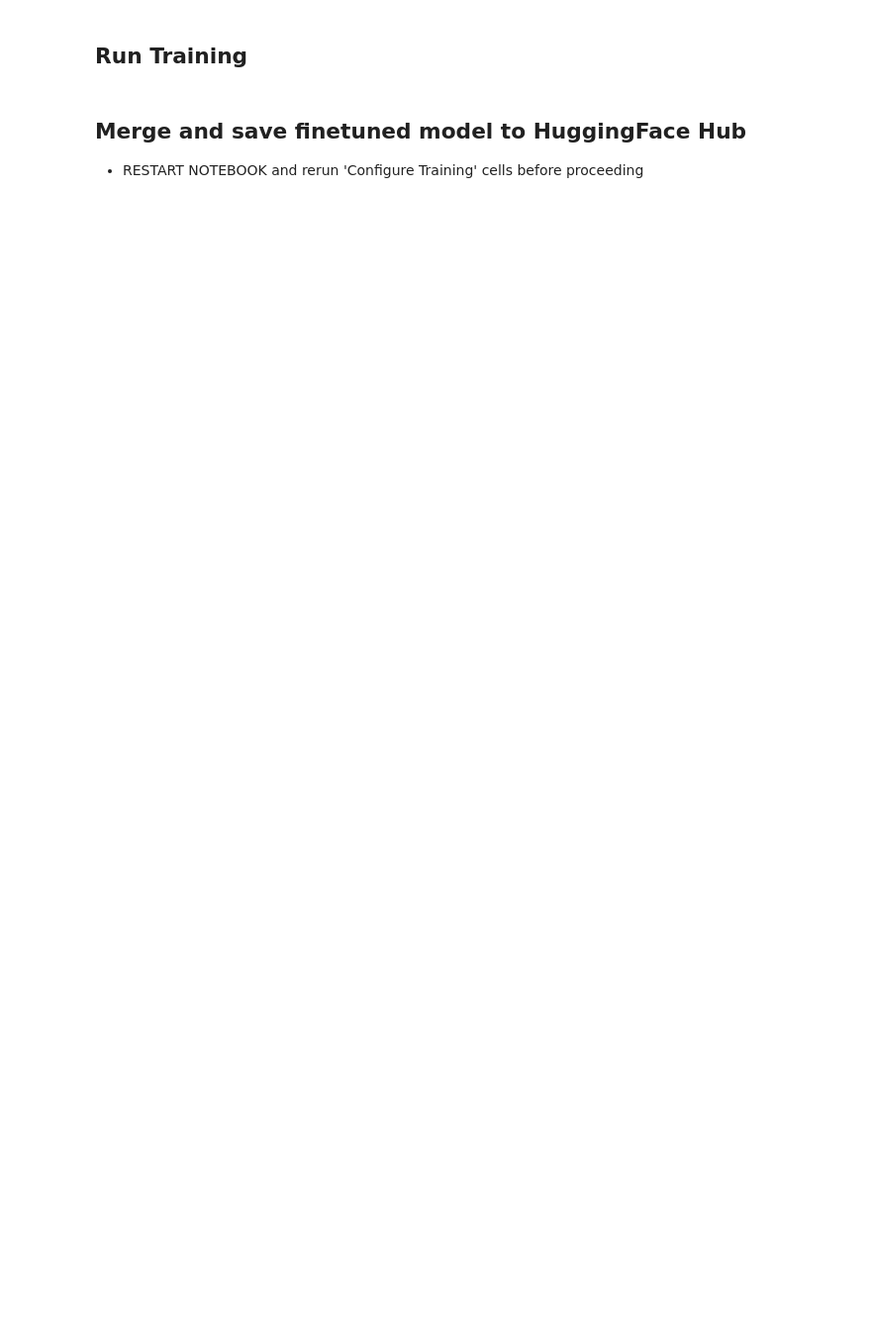
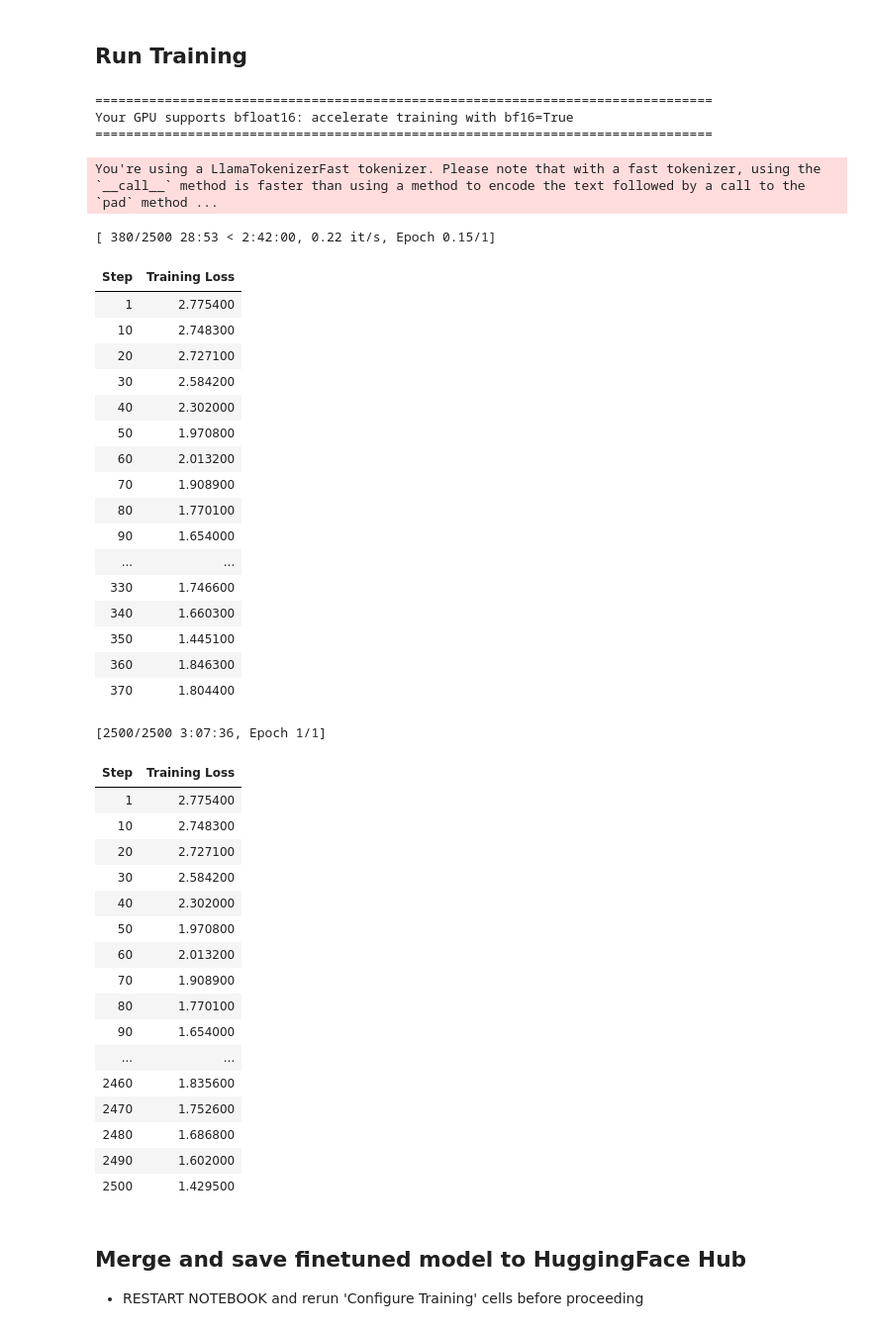
Before and after one commit to MattBoraske/Reddit-AITA-Conflict-Resolution-LLM-Finetuning, a Jupyter notebook: fine-tuning/llama2_reddit_AITA_finetuning.ipynb, the cells around one changed output. Shown at 99% size. Saved outputs shown, nothing was run; the diff lists cells and outputs as text; code cells hidden in the pictures; blank space fills up the shorter version.

```diff
--- a/fine-tuning/llama2_reddit_AITA_finetuning.ipynb
+++ b/fine-tuning/llama2_reddit_AITA_finetuning.ipynb
@@ -30,13 +35,13 @@ from peft import LoraConfig, PeftModel
 from trl import SFTTrainer
 # %%
 # The model that you want to train from the Hugging Face hub
-model_name = "meta-llama/Llama-2-13b-chat-hf"
+model_name = "meta-llama/Llama-2-7b-chat-hf"
 
 # The instruction dataset to use
-dataset_name = "MattBoraske/reddit-AITA-submissions-and-comments-top-2500"
+dataset_name = "MattBoraske/reddit-AITA-submissions-and-comments-top-50k"
 
 # Fine-tuned model name
-new_model = "llama-2-13b-chat-reddit-AITA-top-2500"
+new_model = "llama-2-7b-chat-reddit-AITA-top-50k"
 
 ################################################################################
 # QLoRA parameters
@@ -49,7 +54,7 @@ lora_r = 64
 lora_alpha = 16
 
 # Dropout probability for LoRA layers
-lora_dropout = 0.1
+lora_dropout = 0.05
 
 ################################################################################
 # bitsandbytes parameters
@@ -82,10 +87,10 @@ fp16 = False
 bf16 = True
 
 # Batch size per GPU for training
-per_device_train_batch_size = 8
+per_device_train_batch_size = 16
 
 # Batch size per GPU for evaluation
-per_device_eval_batch_size = 8
+per_device_eval_batch_size = 16
 
 # Number of update steps to accumulate the gradients for
 gradient_accumulation_steps = 1
@@ -118,20 +123,20 @@ warmup_ratio = 0.03
 # Saves memory and speeds up training considerably
 group_by_length = True
 
-# Save checkpoint every X updates steps
-save_steps = 100
-
 # Log every X updates steps
 logging_steps = 10
 
 # Log first step
 logging_first_step = True
 
+# Logging strategy
+logging_strategy = "steps"
+
+# Save checkpoint every X updates steps
+save_steps = 100
+
 # Save strategy
 save_strategy = "steps"
-
-# Logging strategy
-logging_strategy = "steps"
 
 ################################################################################
 # SFT parameters
@@ -198,6 +203,7 @@ training_arguments = TrainingArguments(
     output_dir=output_dir,
     num_train_epochs=num_train_epochs,
     per_device_train_batch_size=per_device_train_batch_size,
+    per_device_eval_batch_size=per_device_eval_batch_size,
     gradient_accumulation_steps=gradient_accumulation_steps,
     optim=optim,
     save_steps=save_steps,
@@ -207,33 +213,74 @@ training_arguments = TrainingArguments(
     logging_strategy=logging_strategy,
     learning_rate=learning_rate,
     weight_decay=weight_decay,
     fp16=fp16,
     bf16=bf16,
     max_grad_norm=max_grad_norm,
     max_steps=max_steps,
     warmup_ratio=warmup_ratio,
     group_by_length=group_by_length,
     lr_scheduler_type=lr_scheduler_type,
     report_to="tensorboard"
 )
 
 # Set supervised fine-tuning parameters
 trainer = SFTTrainer(
     model=model,
     train_dataset=dataset,
     peft_config=peft_config,
     dataset_text_field="llama2_instruction",
     max_seq_length=max_seq_length,
     tokenizer=tokenizer,
     args=training_arguments,
     packing=packing,
 )
 
 # Train model
 trainer.train()
 
 # Save trained model
 trainer.model.save_pretrained(new_model)
+# %% [output]
+================================================================================
+Your GPU supports bfloat16: accelerate training with bf16=True
+================================================================================
+You're using a LlamaTokenizerFast tokenizer. Please note that with a fast tokenizer, using the `__call__` method is faster than using a method to encode the text followed by a call to the `pad` method ...
+[ 380/2500 28:53 < 2:42:00, 0.22 it/s, Epoch 0.15/1]
+| Step | Training Loss |
+| 1 | 2.775400 |
+| 10 | 2.748300 |
+| 20 | 2.727100 |
+| 30 | 2.584200 |
+| 40 | 2.302000 |
+| 50 | 1.970800 |
+| 60 | 2.013200 |
+| 70 | 1.908900 |
+| 80 | 1.770100 |
+| 90 | 1.654000 |
+| ... | ... |
+| 330 | 1.746600 |
+| 340 | 1.660300 |
+| 350 | 1.445100 |
+| 360 | 1.846300 |
+| 370 | 1.804400 |
+[2500/2500 3:07:36, Epoch 1/1]
+| Step | Training Loss |
+| 1 | 2.775400 |
+| 10 | 2.748300 |
+| 20 | 2.727100 |
+| 30 | 2.584200 |
+| 40 | 2.302000 |
+| 50 | 1.970800 |
+| 60 | 2.013200 |
+| 70 | 1.908900 |
+| 80 | 1.770100 |
+| 90 | 1.654000 |
+| ... | ... |
+| 2460 | 1.835600 |
+| 2470 | 1.752600 |
+| 2480 | 1.686800 |
+| 2490 | 1.602000 |
+| 2500 | 1.429500 |
 # %%
 # %load_ext tensorboard
 # %tensorboard --logdir results/runs
```
Also changed, not shown: parts of 8 cells of this notebook, 45 other files.
